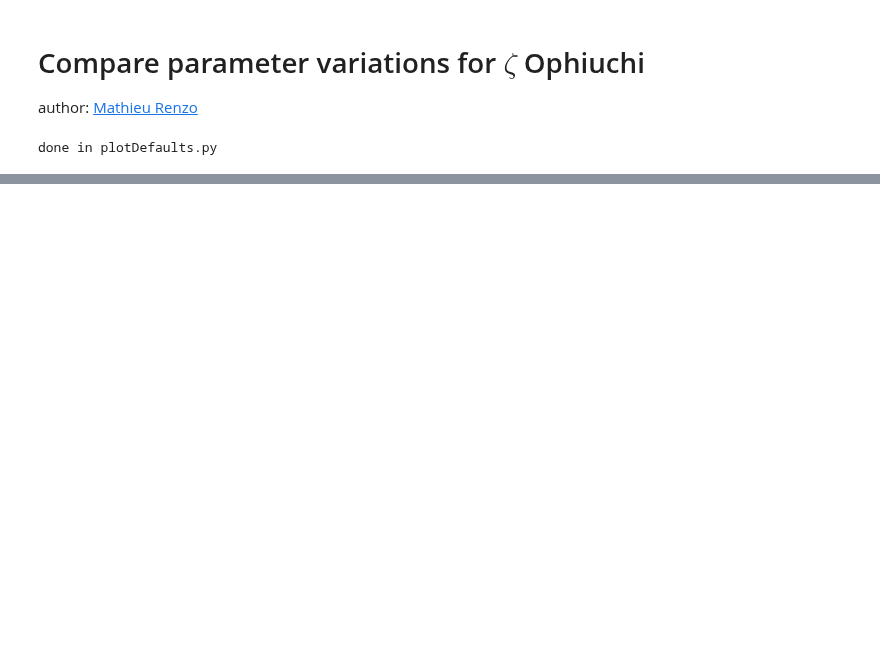
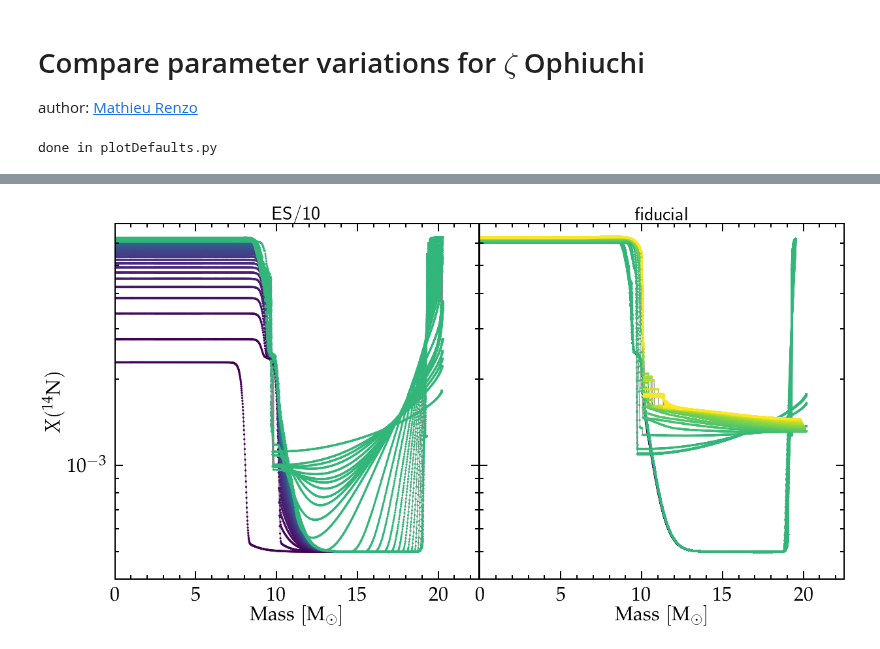
Before and after one commit to mathren/zeta_oph, a Jupyter notebook: notebooks/compare_two_runs.ipynb, the cells around one changed output, grey strips where cells are left out. Cells and saved outputs as stored; diff of their text form; code cells hidden in the pictures; blank space fills up the shorter version.

```diff
--- a/notebooks/compare_two_runs.ipynb
+++ b/notebooks/compare_two_runs.ipynb
@@ -114,0 +101,41 @@ bx.set_ylim(ax.get_ylim())
+# %%
+fig = plt.figure(figsize=(20,10))
+gs = gridspec.GridSpec(100, 100)
+ax1 = fig.add_subplot(gs[:, :50])
+ax2 = fig.add_subplot(gs[:, 50:])
+
+axes = [ax1, ax2]
+
+ax1.set_ylabel(r"$X(^{14}\mathrm{N})$")
+
+for ax in axes:
+    ax.set_yscale('log')
+    ax.set_ylim(ymax=7e-3, ymin=4e-4)
+    # ax.set_facecolor('#d8d8d8')
+    ax.set_xlim(xmin=0, xmax=22.5)
+    ax.set_xlabel(r"$\mathrm{Mass \ [M_\odot]}$")
+
+ax2.set_yticklabels([])
+
+folders = [
+    root_variation+"/LOGS2/",
+    "/mnt/home/mrenzo/RUNS/zeta_ophiuchi/M1_25_M2_17_P100_Z0.01/re-run_exponential/binary_to_postRLOF/LOGS2/"]
+# root_fiducial+"/LOGS2/"]
+ax1.set_title("ES/10", size=30)
+ax2.set_title("fiducial", size=30)
+
+for folder in folders:
+    ax = axes[folders.index(folder)]
+    if folders.index(folder) == 0:
+        profiles = sorted(glob.glob(folder+"/p*data"), key=get_age_from_profile)
+    else:
+        profiles = sorted(glob.glob(folder+"/p*data")+glob.glob(folder+'../../accretor_to_TAMS/LOGS/p*.data'), key=get_age_from_profile)
+    for profile in profiles:
+        src, col = getSrcCol(profile)
+        n = src[:, col.index("n14")]
+        m = src[:, col.index("mass")]
+        age = get_age_from_profile(profile)
+        ax.plot(m, n, c='#808080', lw=1, zorder=0)
+        p = ax.scatter(m,n, c=[age]*len(n), s=5, vmin=0, vmax=11, rasterized=True)
+# %% [output]
+[figure, added]
```
Also changed, not shown: parts of 4 cells of this notebook, 2 other files.
